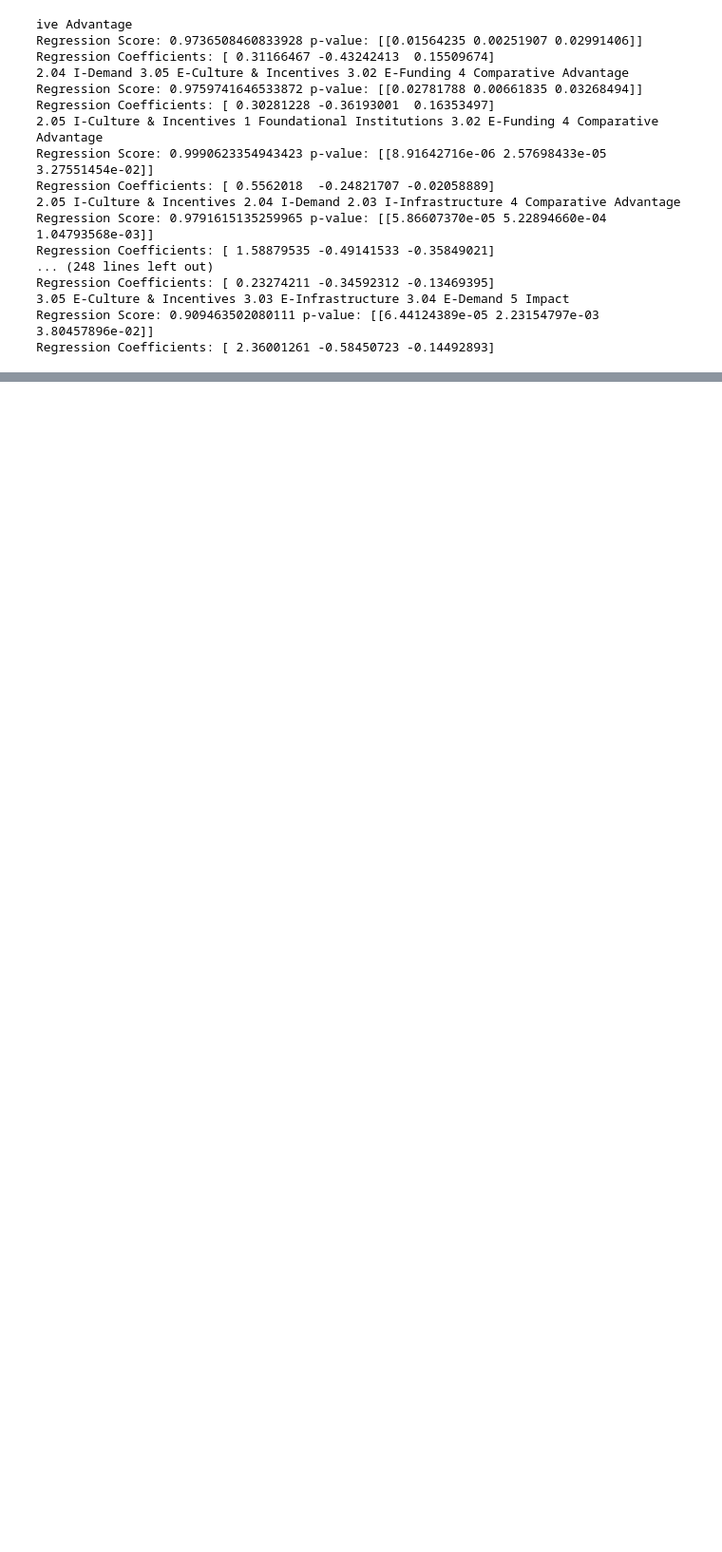
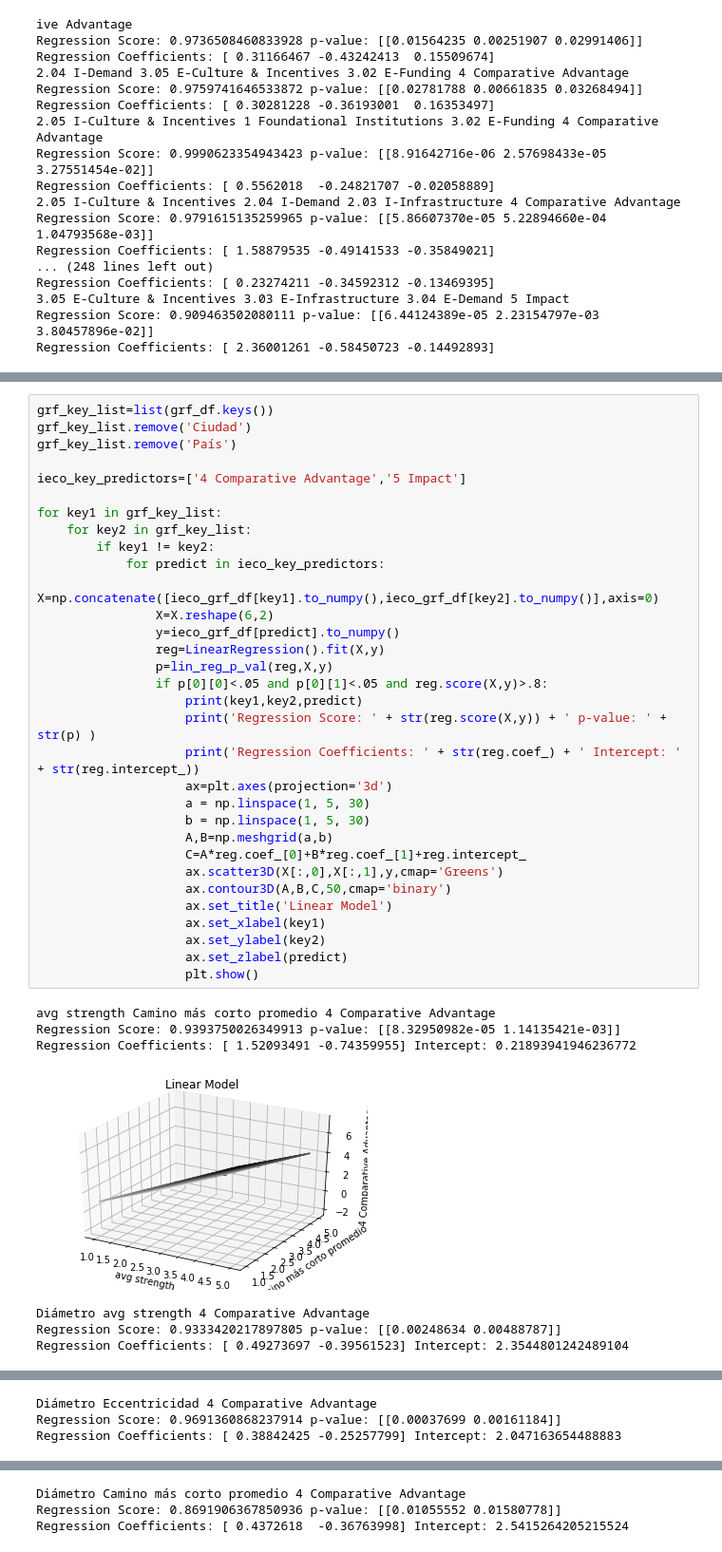
Before and after one commit to OlgaMMC/iGED, a Jupyter notebook: Kevin/analysis.ipynb, the cells around one changed output, grey strips where cells are left out. Shown at 95% size. Saved outputs shown, nothing was run; the diff lists cells and outputs as text; blank space fills up the shorter version.

```diff
--- a/Kevin/analysis.ipynb
+++ b/Kevin/analysis.ipynb
@@ -723 +723,41 @@ Regression Coefficients: [ 0.51736144 -0.85666311] Intercept: 3.622728188256655
 ... (12 outputs left out)
+# %%
+grf_key_list=list(grf_df.keys())
+grf_key_list.remove('Ciudad')
+grf_key_list.remove('País')
+
+ieco_key_predictors=['4 Comparative Advantage','5 Impact']
+
+for key1 in grf_key_list:
+    for key2 in grf_key_list:
+        if key1 != key2:
+            for predict in ieco_key_predictors:
+                X=np.concatenate([ieco_grf_df[key1].to_numpy(),ieco_grf_df[key2].to_numpy()],axis=0)
+                X=X.reshape(6,2)
+                y=ieco_grf_df[predict].to_numpy()
+                reg=LinearRegression().fit(X,y)
+                p=lin_reg_p_val(reg,X,y)
+                if p[0][0]<.05 and p[0][1]<.05 and reg.score(X,y)>.8:
+                    print(key1,key2,predict)
+                    print('Regression Score: ' + str(reg.score(X,y)) + ' p-value: ' + str(p) )
+                    print('Regression Coefficients: ' + str(reg.coef_) + ' Intercept: ' + str(reg.intercept_))
+                    ax=plt.axes(projection='3d')
+                    a = np.linspace(1, 5, 30)
+                    b = np.linspace(1, 5, 30)
+                    A,B=np.meshgrid(a,b)
+                    C=A*reg.coef_[0]+B*reg.coef_[1]+reg.intercept_
+                    ax.scatter3D(X[:,0],X[:,1],y,cmap='Greens')
+                    ax.contour3D(A,B,C,50,cmap='binary')
+                    ax.set_title('Linear Model')
+                    ax.set_xlabel(key1)
+                    ax.set_ylabel(key2)
+                    ax.set_zlabel(predict)
+                    plt.show()
+# %% [output]
+avg strength Camino más corto promedio 4 Comparative Advantage
+Regression Score: 0.9393750026349913 p-value: [[8.32950982e-05 1.14135421e-03]]
+Regression Coefficients: [ 1.52093491 -0.74359955] Intercept: 0.21893941946236772
+[figure, added]
+Diámetro avg strength 4 Comparative Advantage
+Regression Score: 0.9333420217897805 p-value: [[0.00248634 0.00488787]]
+Regression Coefficients: [ 0.49273697 -0.39561523] Intercept: 2.3544801242489104
@@ -723,0 +765,3 @@ Regression Coefficients: [ 0.51736144 -0.85666311] Intercept: 3.622728188256655
+Diámetro Eccentricidad 4 Comparative Advantage
+Regression Score: 0.9691360868237914 p-value: [[0.00037699 0.00161184]]
+Regression Coefficients: [ 0.38842425 -0.25257799] Intercept: 2.047163654488883
@@ -723,0 +769,3 @@ Regression Coefficients: [ 0.51736144 -0.85666311] Intercept: 3.622728188256655
+Diámetro Camino más corto promedio 4 Comparative Advantage
+Regression Score: 0.8691906367850936 p-value: [[0.01055552 0.01580778]]
+Regression Coefficients: [ 0.4372618  -0.36763998] Intercept: 2.5415264205215524
```
Also changed, not shown: parts of 13 cells of this notebook, 1 other file.
